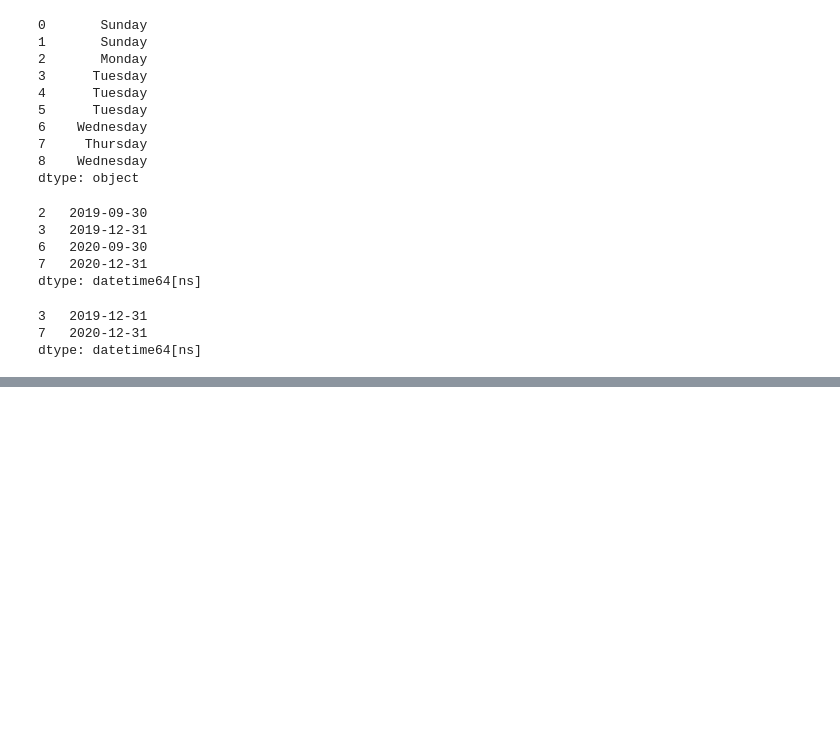
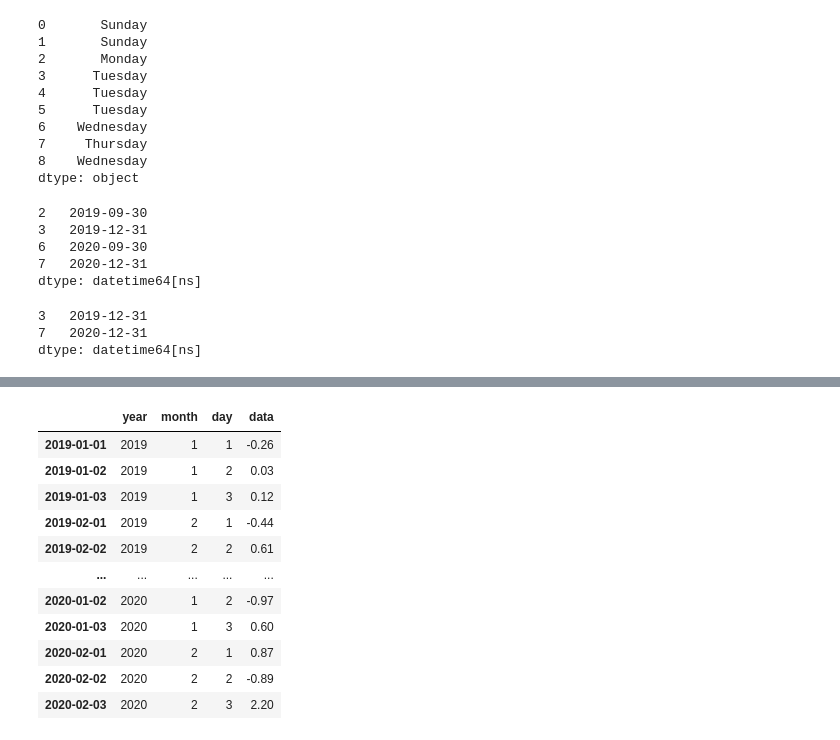
Before and after one commit to CalebF94/Practice-Code, a Jupyter notebook: Python/Python for Data Science/Pandas Tricks.ipynb, the cells around one changed output, grey strips where cells are left out. Saved outputs shown, nothing was run; the diff lists cells and outputs as text; code cells hidden in the pictures; blank space fills up the shorter version.

```diff
--- a/Python/Python for Data Science/Pandas Tricks.ipynb
+++ b/Python/Python for Data Science/Pandas Tricks.ipynb
@@ -182,0 +212,19 @@ dtype: datetime64[ns]
+# %%
+# takes the three columns of datecols and converts them to the index colum
+df.index = pd.to_datetime(df[datecols])
+# %%
+#notice that the index is now filled with dates
+df
+# %% [output]
+|  | year | month | day | data |
+| 2019-01-01 | 2019 | 1 | 1 | -0.26 |
+| 2019-01-02 | 2019 | 1 | 2 | 0.03 |
+| 2019-01-03 | 2019 | 1 | 3 | 0.12 |
+| 2019-02-01 | 2019 | 2 | 1 | -0.44 |
+| 2019-02-02 | 2019 | 2 | 2 | 0.61 |
+| ... | ... | ... | ... | ... |
+| 2020-01-02 | 2020 | 1 | 2 | -0.97 |
+| 2020-01-03 | 2020 | 1 | 3 | 0.60 |
+| 2020-02-01 | 2020 | 2 | 1 | 0.87 |
+| 2020-02-02 | 2020 | 2 | 2 | -0.89 |
+| 2020-02-03 | 2020 | 2 | 3 | 2.20 |
```
Also changed, not shown: parts of 45 cells of this notebook.
